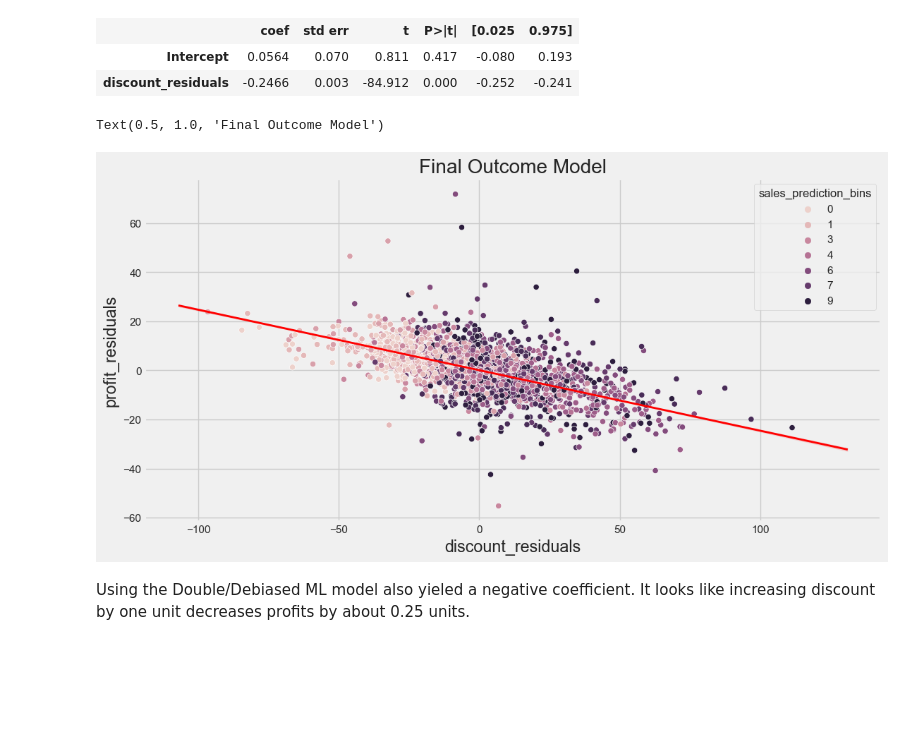
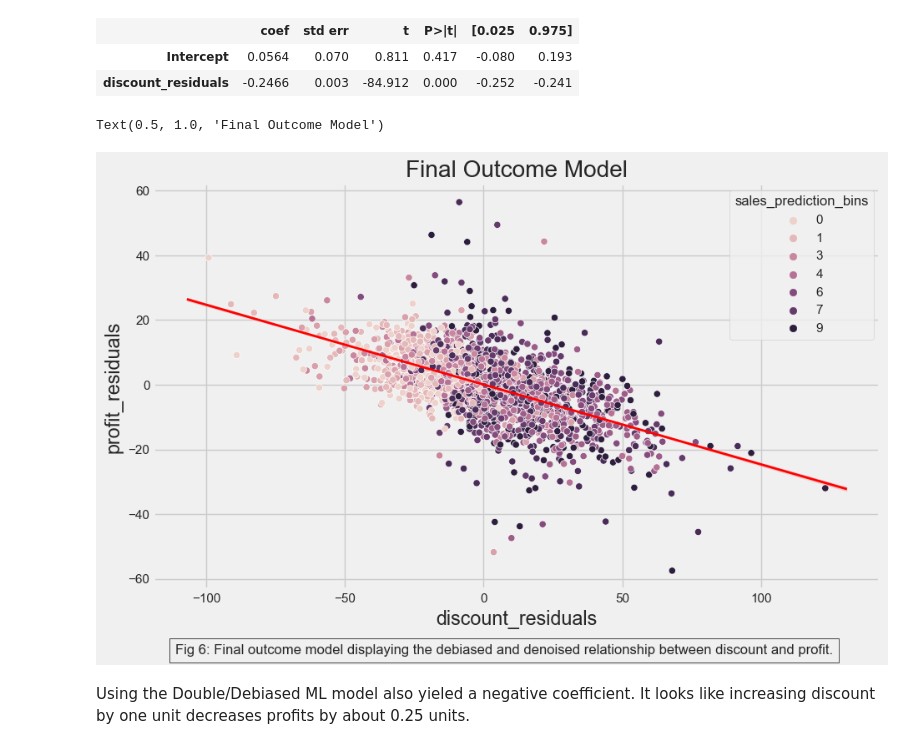
Before and after one commit to GregoryTomy/causal-inference, a Jupyter notebook: 5_double_ml.ipynb, the cells around one changed output. Cells and saved outputs as stored; diff of their text form; code cells hidden in the pictures; blank space fills up the shorter version.

Commit message:
image commit

```diff
--- a/5_double_ml.ipynb
+++ b/5_double_ml.ipynb
@@ -9,7 +9,7 @@ from lightgbm import LGBMRegressor
 from sklearn.metrics import r2_score
 from sklearn.model_selection import cross_val_predict
 # %%
-sns.set(rc={"figure.figsize":(12, 6)})
+sns.set(rc={"figure.figsize":(10, 6)})
 plt.style.use("fivethirtyeight")
 # %%
 train_non_random = pd.read_csv("data/non_rand_discount.csv", delimiter=";")
@@ -143,10 +143,15 @@ Here $\hat M_y(X_i)$ is the outcome estimate predicted by the ML model and $\hat
 In order to use the `cust_state` column in our ML model, we need to convert it to a numeric column. We do so by feature engineering a `cust_state_numeric` column that is the average sales of that state.
 # %%
 # Feature engineering a `cust_state_numeric` column
-avg_sales_per_state = train_non_random.groupby("cust_state")["sales"].mean().to_dict()
+avg_sales_per_state_train = train_non_random.groupby("cust_state")["sales"].mean().to_dict()
+avg_sales_per_state_test = test_random.groupby("cust_state")["sales"].mean().to_dict()
 
 train_processed = train_non_random.assign(
-    cust_state_numeric = train_non_random["cust_state"].replace(avg_sales_per_state)
+    cust_state_numeric = train_non_random["cust_state"].replace(avg_sales_per_state_train)
 )
 
 train_processed.head()
+
+test_processed = test_random.assign(
+    cust_state_numeric = test_random["cust_state"].replace(avg_sales_per_state_test)
+)
@@ -275,17 +272,23 @@ final_model.summary().tables[1]
 # %%
 sns.scatterplot(data=train_denoised.sample(2000),
                 x="discount_residuals",
                 y="profit_residuals",
                 hue="sales_prediction_bins",)
 sns.regplot(x="discount_residuals",
             y="profit_residuals",
             data=train_denoised,
             scatter=False,
             color="red",
             line_kws={"lw": 2},)
+plt.figtext(0.5,
+            -.06,
+            "Fig 6: Final outcome model displaying the debiased and denoised relationship between discount and profit.",
+            ha="center",
+            fontsize=12,
+            bbox={"pad":5, "facecolor":"none", "edgecolor":"black"},)
 plt.title("Final Outcome Model")
 # %% [output]
 Text(0.5, 1.0, 'Final Outcome Model')
-[figure, old version]
+[figure, new version]
 # %% [markdown]
 Using the Double/Debiased ML model also yieled a negative coefficient. It looks like increasing discount by one unit decreases profits by about 0.25 units.
```
Also changed, not shown: parts of 21 cells of this notebook, 2 other files.
